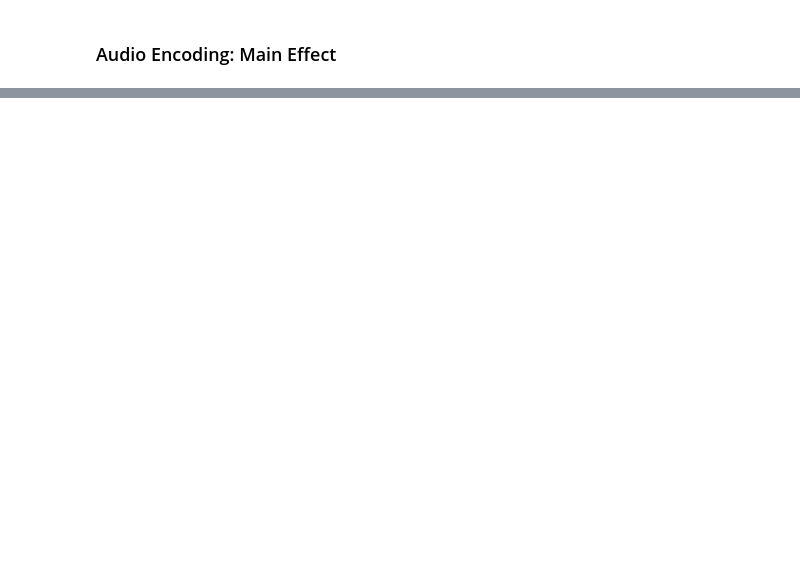
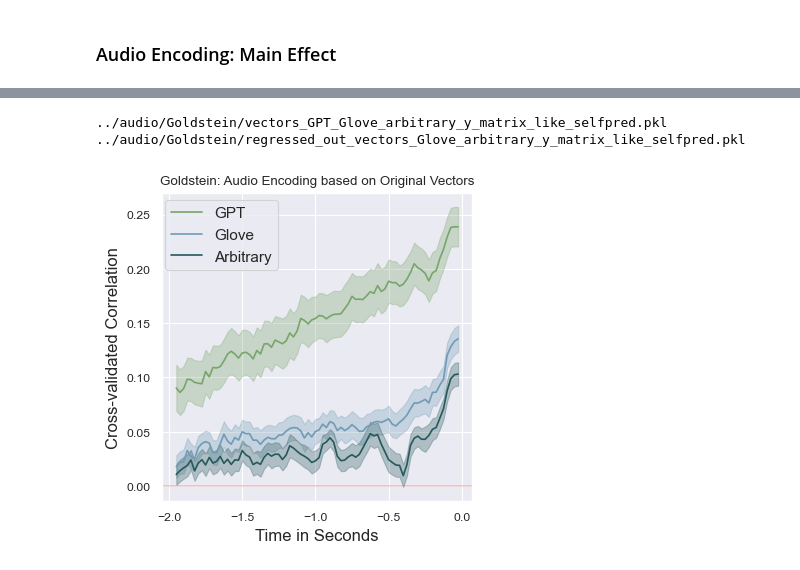
Before and after one commit to InesSchoenmann/Lingpred, a Jupyter notebook: notebooks_new/Audio_Encoding.ipynb, the cells around one changed output, grey strips where cells are left out. Cells and saved outputs as stored; diff of their text form; code cells hidden in the pictures; blank space fills up the shorter version.

```diff
--- a/notebooks_new/Audio_Encoding.ipynb
+++ b/notebooks_new/Audio_Encoding.ipynb
@@ -199,0 +244,66 @@ encoding_GPT       = brainscore_no_coef(X_GPT, y)
+# %%
+# Let's save the results with original vectors in one file:
+directory = '../audio/{}/'.format(dataset)
+file_name = 'vectors_GPT_Glove_arbitrary_y_matrix_like_selfpred.pkl'
+path      = directory + file_name
+print(path)
+
+keys    = ['corr_GPT', 'corr_Glove', 'corr_Arbitrary']
+values  = [encoding_GPT, encoding_Glove, encoding_arbitrary]
+results = dict(zip(keys, values))
+
+#f = open(path,"wb")
+#pickle.dump(results, f)
+#f.close()
+
+
+# Let's save the regressed out result in one file:
+directory = '../audio/{}/'.format(dataset)
+file_name = 'regressed_out_vectors_Glove_arbitrary_y_matrix_like_selfpred.pkl'
+path      = directory + file_name
+print(path)
+
+keys    = ['corr_GPT','corr_Glove', 'corr_Arbitrary']
+values  = [encoding_GPT_residualised, encoding_Glove_residualised, encoding_arbitrary_residualised]
+res_results = dict(zip(keys, values))
+
+f = open(path,"wb")
+pickle.dump(res_results, f)
+f.close()
+# %% [output]
+../audio/Goldstein/vectors_GPT_Glove_arbitrary_y_matrix_like_selfpred.pkl
+../audio/Goldstein/regressed_out_vectors_Glove_arbitrary_y_matrix_like_selfpred.pkl
+# %%
+# get model names
+models = [k.split(sep='_')[1] for k in results.keys()]
+labels = [m for m in models]
+
+
+fig, (ax1) = plt.subplots(1, 1, figsize=(4, 4))
+
+for i, key in enumerate(results.keys()):
+    ax1.plot(times_100[:78], results[key].mean(axis=0).mean(axis=0)[:78], c=colours[models[i]], label=labels[i])
+    ax1.fill_between(times_100[:78], lowerCI(reshape(results[key]))[:78],
+                                upperCI(reshape(results[key]))[:78], color=colours[models[i]], alpha=0.3)
+
+ax1.legend(loc=(0.01,0.75), fontsize=11)
+#ax1.set_ylim([-0.005, 0.05])
+ax1.set_xlabel('Time in Seconds', fontsize=12)
+ax1.set_ylabel('Cross-validated Correlation', fontsize=12)
+ax1.axhline(c='indianred',  alpha=0.3)
+ax1.set_title(dataset+': Audio Encoding based on Original Vectors')
+
+fig_folder = '../figures/supplementary/'
+
+use_regressed_out= False
+plot_split = False
+top = 1
+
+fig_path = fig_folder+'Acoustics_{}_with_residualised_vectors_{}-prediction_split_{}-top_{}.pdf'.format(dataset,
+                                                                                                  use_regressed_out,
+                                                                                                  plot_split,
+                                                                                                  top)
+
+plt.savefig(fig_path, format='pdf',bbox_inches='tight')
+# %% [output]
+[figure, added]
```
Also changed, not shown: parts of 34 cells of this notebook, 2 other files.
